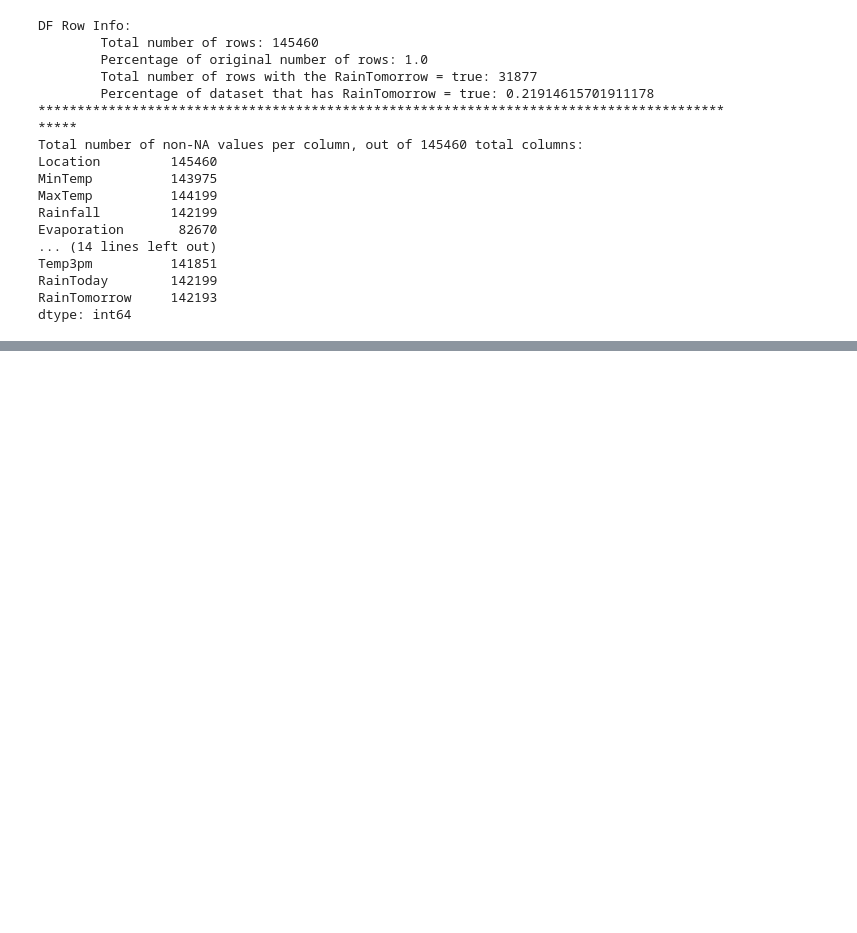
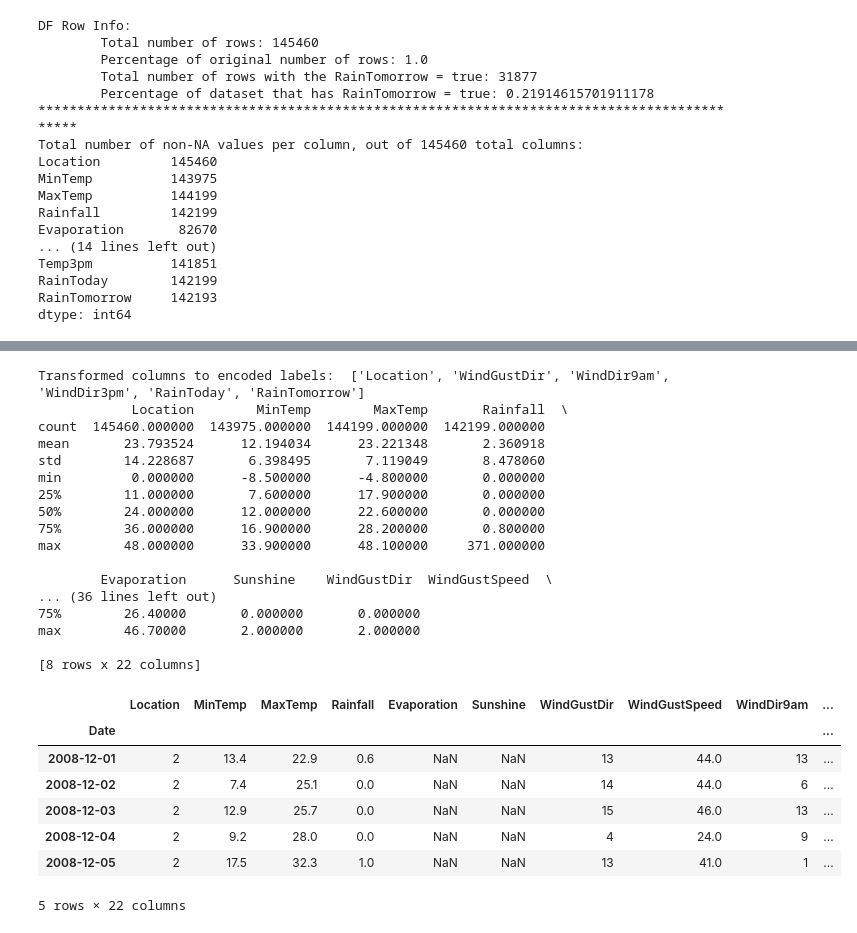
Before and after one commit to vandevenj/MLAustralianRainPrediction, a Jupyter notebook: dataCleaningAndExplorations.ipynb, the cells around one changed output, grey strips where cells are left out. Cells and saved outputs as stored; diff of their text form; code cells hidden in the pictures; blank space fills up the shorter version.

```diff
--- a/dataCleaningAndExplorations.ipynb
+++ b/dataCleaningAndExplorations.ipynb
@@ -123,0 +122,16 @@ df["1/1/2010":"1/2/2010"].head() # gets all data in the given date range
+# %%
+# read in dataset with date column parsed
+df = pd.read_csv('weatherAUS.csv',
+    parse_dates=['Date'],
+    index_col='Date')
+
+# calculate average evaporation and average sunshine by month
+monthly_avg = df.groupby(pd.Grouper(freq='M')).mean()
+monthly_avg = monthly_avg[['Evaporation', 'Sunshine']].reset_index()
+
+# create the scatter plot using plotly express
+fig = px.scatter(monthly_avg, x='Evaporation', y='Sunshine',
+                 title='Relationship Between Average Evaporation and Average Sunshine',
+                 labels={'Evaporation': 'Average Evaporation (mm)', 'Sunshine': 'Average Sunshine (hours)'})
+
+fig.show()
@@ -123,0 +173,40 @@ df["1/1/2010":"1/2/2010"].head() # gets all data in the given date range
+# %%
+# transform WindDir and Location columns into encoded labels
+la = LabelEncoder()
+l = []
+for i in df.columns:
+    if df.dtypes[i]=='O':
+        l.append(i)
+        df[i] = la.fit_transform(df[i])
+print('Transformed columns to encoded labels: ', l)
+
+# -------------------------
+# preview data
+print(df.describe())
+df.head()
+# %% [output]
+Transformed columns to encoded labels:  ['Location', 'WindGustDir', 'WindDir9am', 'WindDir3pm', 'RainToday', 'RainTomorrow']
+            Location        MinTemp        MaxTemp       Rainfall  \
+count  145460.000000  143975.000000  144199.000000  142199.000000
+mean       23.793524      12.194034      23.221348       2.360918
+std        14.228687       6.398495       7.119049       8.478060
+min         0.000000      -8.500000      -4.800000       0.000000
+25%        11.000000       7.600000      17.900000       0.000000
+50%        24.000000      12.000000      22.600000       0.000000
+75%        36.000000      16.900000      28.200000       0.800000
+max        48.000000      33.900000      48.100000     371.000000
+
+        Evaporation      Sunshine    WindGustDir  WindGustSpeed  \
+... (36 lines left out)
+75%        26.40000       0.000000       0.000000
+max        46.70000       2.000000       2.000000
+
+[8 rows x 22 columns]
+|  | Location | MinTemp | MaxTemp | Rainfall | Evaporation | Sunshine | WindGustDir | WindGustSpeed | WindDir9am | ... |
+| Date |  |  |  |  |  |  |  |  |  | ... |
+| 2008-12-01 | 2 | 13.4 | 22.9 | 0.6 | NaN | NaN | 13 | 44.0 | 13 | ... |
+| 2008-12-02 | 2 | 7.4 | 25.1 | 0.0 | NaN | NaN | 14 | 44.0 | 6 | ... |
+| 2008-12-03 | 2 | 12.9 | 25.7 | 0.0 | NaN | NaN | 15 | 46.0 | 13 | ... |
+| 2008-12-04 | 2 | 9.2 | 28.0 | 0.0 | NaN | NaN | 4 | 24.0 | 9 | ... |
+| 2008-12-05 | 2 | 17.5 | 32.3 | 1.0 | NaN | NaN | 13 | 41.0 | 1 | ... |
+5 rows × 22 columns
```
Also changed, not shown: parts of 9 cells of this notebook, 2 other files.
